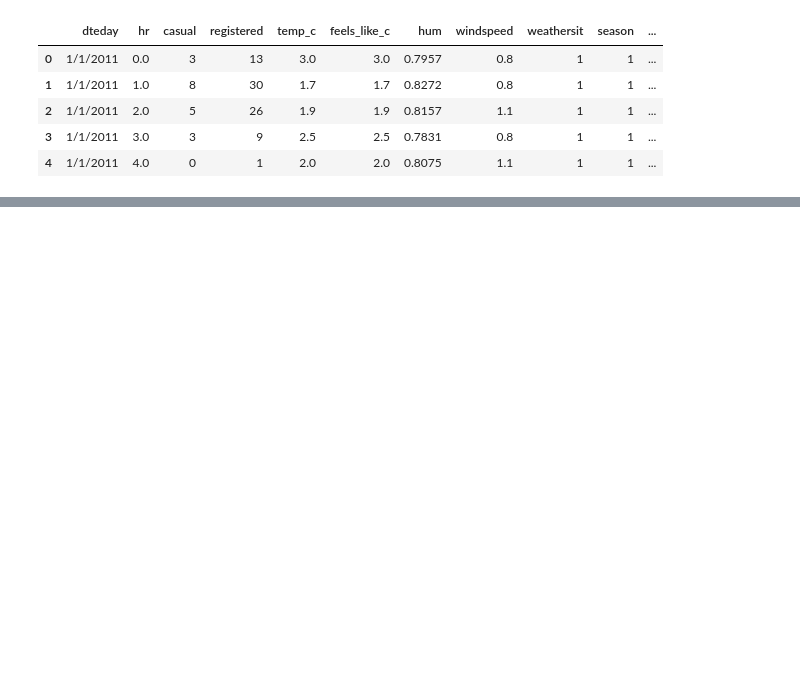
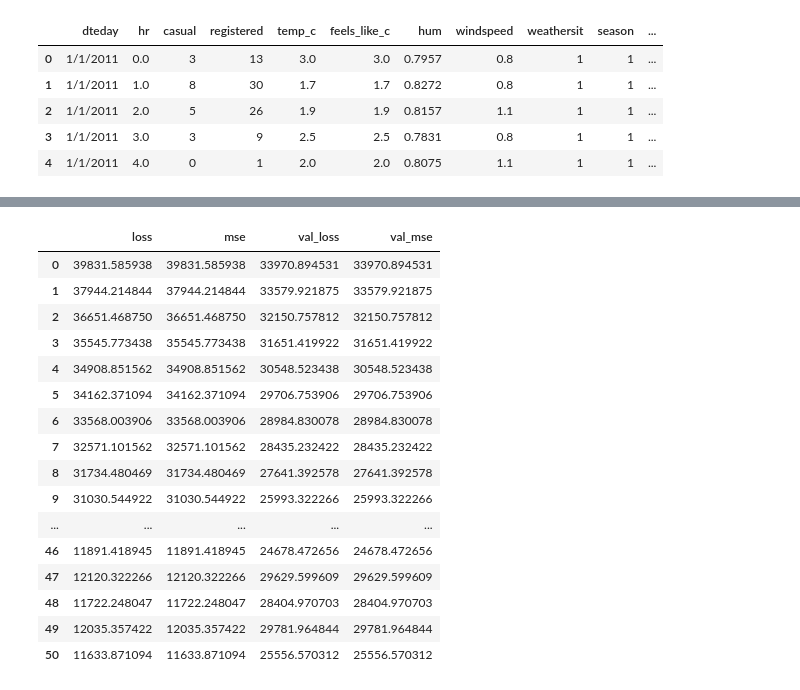
Before and after one commit to levi-wj/bike_case_study, a Jupyter notebook: notebooks/starter_bikes_Josh.ipynb, the cells around one changed output, grey strips where cells are left out. Cells and saved outputs as stored; diff of their text form; code cells hidden in the pictures; blank space fills up the shorter version.

```diff
--- a/notebooks/starter_bikes_Josh.ipynb
+++ b/notebooks/starter_bikes_Josh.ipynb
@@ -51,0 +188,20 @@ from sklearn.metrics import mean_squared_error, r2_score
+# %%
+hist
+# %% [output]
+|  | loss | mse | val_loss | val_mse |
+| 0 | 39831.585938 | 39831.585938 | 33970.894531 | 33970.894531 |
+| 1 | 37944.214844 | 37944.214844 | 33579.921875 | 33579.921875 |
+| 2 | 36651.468750 | 36651.468750 | 32150.757812 | 32150.757812 |
+| 3 | 35545.773438 | 35545.773438 | 31651.419922 | 31651.419922 |
+| 4 | 34908.851562 | 34908.851562 | 30548.523438 | 30548.523438 |
+| 5 | 34162.371094 | 34162.371094 | 29706.753906 | 29706.753906 |
+| 6 | 33568.003906 | 33568.003906 | 28984.830078 | 28984.830078 |
+| 7 | 32571.101562 | 32571.101562 | 28435.232422 | 28435.232422 |
+| 8 | 31734.480469 | 31734.480469 | 27641.392578 | 27641.392578 |
+| 9 | 31030.544922 | 31030.544922 | 25993.322266 | 25993.322266 |
+| ... | ... | ... | ... | ... |
+| 46 | 11891.418945 | 11891.418945 | 24678.472656 | 24678.472656 |
+| 47 | 12120.322266 | 12120.322266 | 29629.599609 | 29629.599609 |
+| 48 | 11722.248047 | 11722.248047 | 28404.970703 | 28404.970703 |
+| 49 | 12035.357422 | 12035.357422 | 29781.964844 | 29781.964844 |
+| 50 | 11633.871094 | 11633.871094 | 25556.570312 | 25556.570312 |
```
Also changed, not shown: parts of 15 cells of this notebook.
